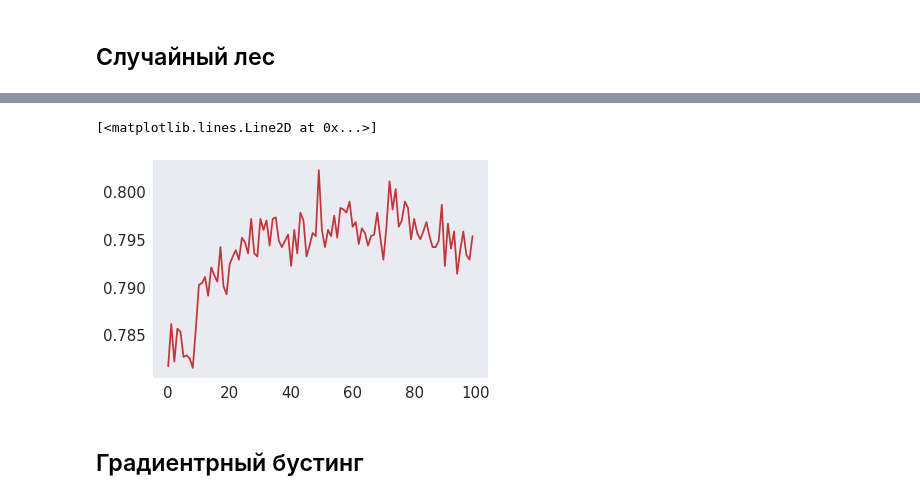
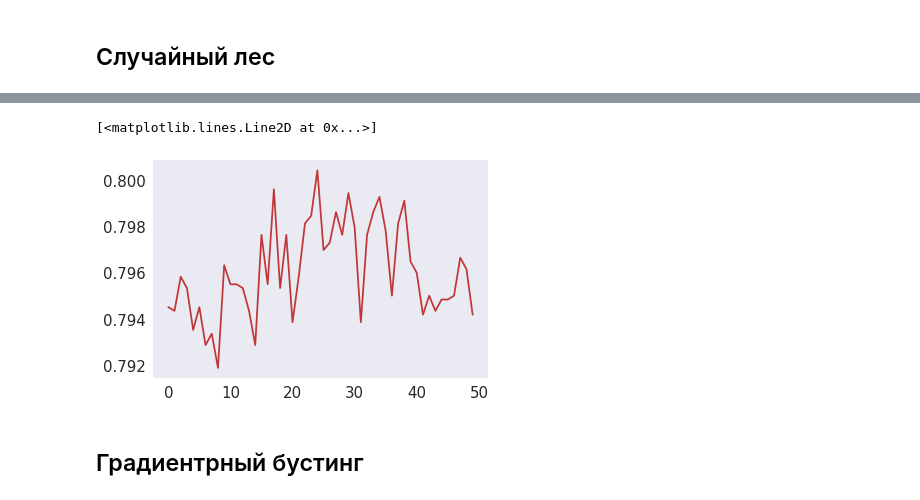
Before and after one commit to Danil328/study, a Jupyter notebook: ML/ML.ipynb, the cells around one changed output, grey strips where cells are left out. Saved outputs shown, nothing was run; the diff lists cells and outputs as text; code cells hidden in the pictures.

```diff
--- a/ML/ML.ipynb
+++ b/ML/ML.ipynb
@@ -147,11 +151,11 @@ Fitting 5 folds for each of 10 candidates, totalling 50 fits
 ## Случайный лес
 # %%
 rnd_forest=RandomForestClassifier(n_jobs=-1)
-forest_params = {'max_depth': range(5, 15)
+forest_params = {'max_depth': range(7, 12)
                 #,'max_features': range(5, len(train.columns), 1)
                 ,'n_estimators':range(70,120,5)
                 }
-forest_grid=GridSearchCV(rnd_forest,forest_params)
+forest_grid=GridSearchCV(rnd_forest,forest_params,verbose=True,n_jobs=-1)
 forest_grid.fit(train_X,train_y)
 print (forest_grid.best_params_)
 
@@ -159,4 +163,5 @@ pred_forest=forest_grid.predict(test_X)
 print (pred_forest[:10])
 print (test_y[:10].values)
 print accuracy_score(test_y,pred_forest)
+print roc_auc_score(test_y, pred_forest)
 # %% [output]
@@ -167,8 +176,8 @@ print accuracy_score(test_y,pred_forest)
 # %%
-plt.pyplot.plot(forest_grid.cv_results_['mean_test_score'])
+plt.plot(forest_grid.cv_results_['mean_test_score'])
 # %% [output]
 [<matplotlib.lines.Line2D at 0x...>]
-[figure, old version]
+[figure, new version]
 # %% [markdown]
 ## Градиентрный бустинг
 # %%
```
Also changed, not shown: parts of 9 cells of this notebook.
